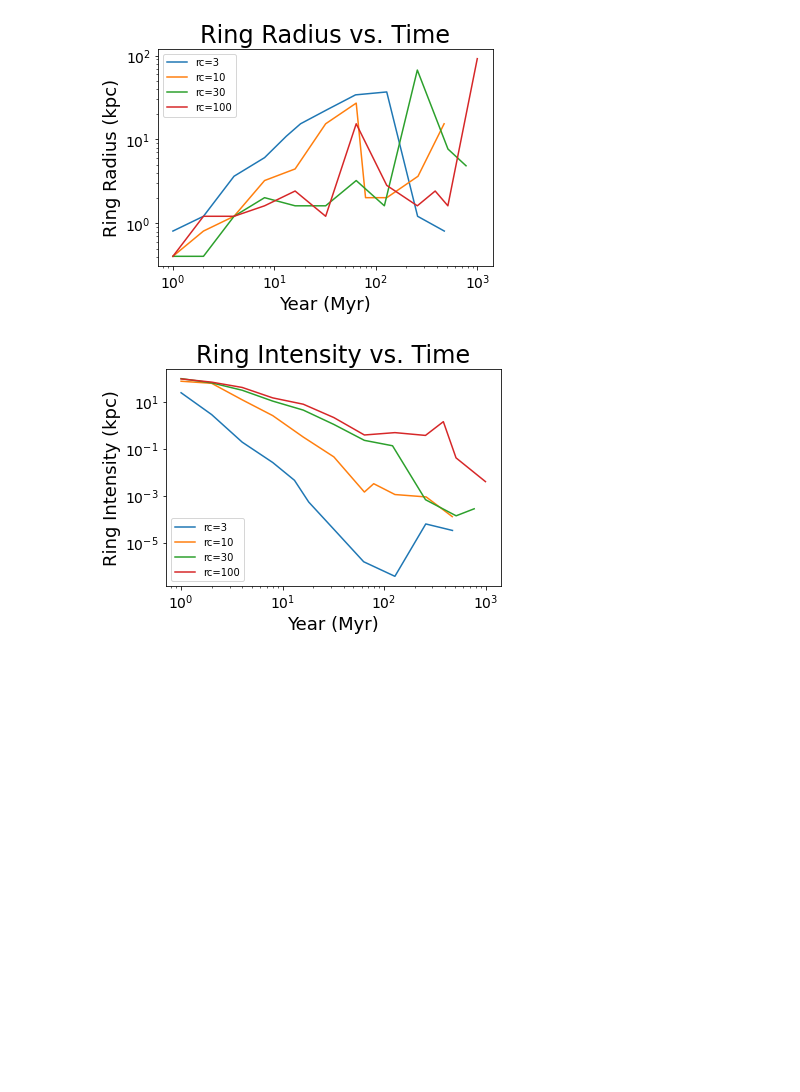
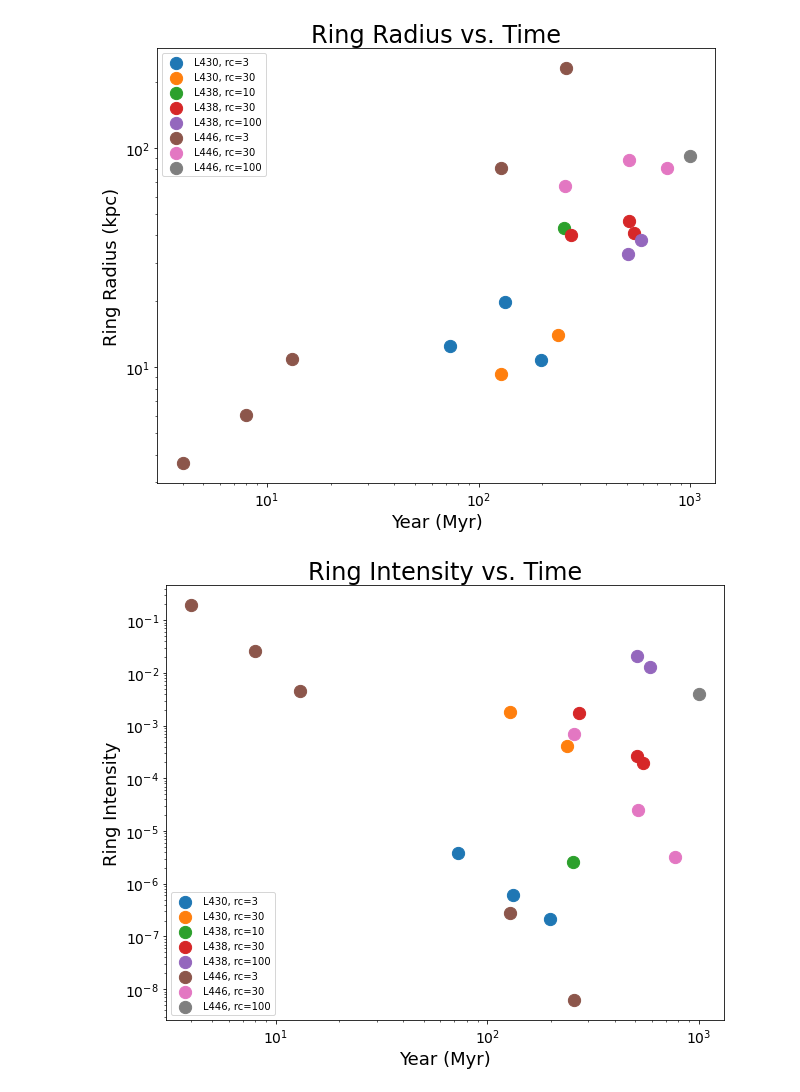
Before and after one commit to SolSamuels/Samuels_JetSimulationWork, a Jupyter notebook: RingDeterminer_EFFICIENT-Copy1.ipynb, the cells around one changed output. Cells and saved outputs as stored; diff of their text form; code cells hidden in the pictures; blank space fills up the shorter version.

Commit message:
Ring and Moment programs

```diff
--- a/RingDeterminer_EFFICIENT-Copy1.ipynb
+++ b/RingDeterminer_EFFICIENT-Copy1.ipynb
@@ -360,42 +319,42 @@ Simulation Title: Simulation Group_L446_rc3_beta07 - 18.1 Myr - 30 MHz
 # %%
 
 
-
+plt.rcParams["figure.figsize"] = (10,8)
 for i in range(len(ring_r_mlst)):
-
-    #plt.scatter(ring_t_mlst[i], ring_r_mlst[i], label = "rc={}".format(rc[i]), edgecolors = 'k')
-    plt.plot(ring_t_mlst[i], ring_r_mlst[i], label = "rc={}".format(rc[i]))
-    plt.xscale("log")
-    plt.yscale("log")
-    plt.xlabel("Year (Myr)", fontsize=18)
-    plt.xticks(fontsize=14)
-    plt.ylabel("Ring Radius (kpc)", fontsize=18)
-    plt.yticks(fontsize=14)
-    plt.title("Ring Radius vs. Time", fontsize=24)
-    # plt.set_cmap("viridis")
-    # cb = plt.colorbar()
-    # cb.set_label(label = "Intensity", weight='bold')
+    if len(ring_r_mlst[i]) > 0:
+        #plt.scatter(ring_t_mlst[i], ring_r_mlst[i], label = "rc={}".format(rc[i]), edgecolors = 'k')
+        plt.scatter(ring_t_mlst[i], ring_r_mlst[i], label = "L{}, rc={}".format(stren_lst[i], rc_lst[i]), s=150)
+        plt.xscale("log")
+        plt.yscale("log")
+        plt.xlabel("Year (Myr)", fontsize=18)
+        plt.xticks(fontsize=14)
+        plt.ylabel("Ring Radius (kpc)", fontsize=18)
+        plt.yticks(fontsize=14)
+        plt.title("Ring Radius vs. Time", fontsize=24)
+        # plt.set_cmap("viridis")
+        # cb = plt.colorbar()
+        # cb.set_label(label = "Intensity", weight='bold')
 
 plt.legend()
 plt.show()
 
 for i in range(len(ring_r_mlst)):
-
-    #plt.scatter(ring_t_mlst[i], ring_r_mlst[i], label = "rc={}".format(rc[i]), edgecolors = 'k')
-    plt.plot(ring_t_mlst[i], ring_I_mlst[i], label = "rc={}".format(rc[i]))
-    plt.xscale("log")
-    plt.yscale("log")
-    plt.xlabel("Year (Myr)", fontsize=18)
-    plt.xticks(fontsize=14)
-    plt.ylabel("Ring Intensity", fontsize=18)
-    plt.yticks(fontsize=14)
-    plt.title("Ring Intensity vs. Time", fontsize=24)
-    # plt.set_cmap("viridis")
-    # cb = plt.colorbar()
-    # cb.set_label(label = "Intensity", weight='bold')
+    if len(ring_r_mlst[i]) > 0:
+        #plt.scatter(ring_t_mlst[i], ring_r_mlst[i], label = "rc={}".format(rc[i]), edgecolors = 'k')
+        plt.scatter(ring_t_mlst[i], ring_I_mlst[i], label = "L{}, rc={}".format(stren_lst[i], rc_lst[i]), s=150)
+        plt.xscale("log")
+        plt.yscale("log")
+        plt.xlabel("Year (Myr)", fontsize=18)
+        plt.xticks(fontsize=14)
+        plt.ylabel("Ring Intensity", fontsize=18)
+        plt.yticks(fontsize=14)
+        plt.title("Ring Intensity vs. Time", fontsize=24)
+        # plt.set_cmap("viridis")
+        # cb = plt.colorbar()
+        # cb.set_label(label = "Intensity", weight='bold')
 
 plt.legend()
 plt.show()
 # %% [output]
-[figure, old version]
+[figure, new version]
-[figure, old version]
+[figure, new version]
```
Also changed, not shown: parts of 4 cells of this notebook, 1 other file.
